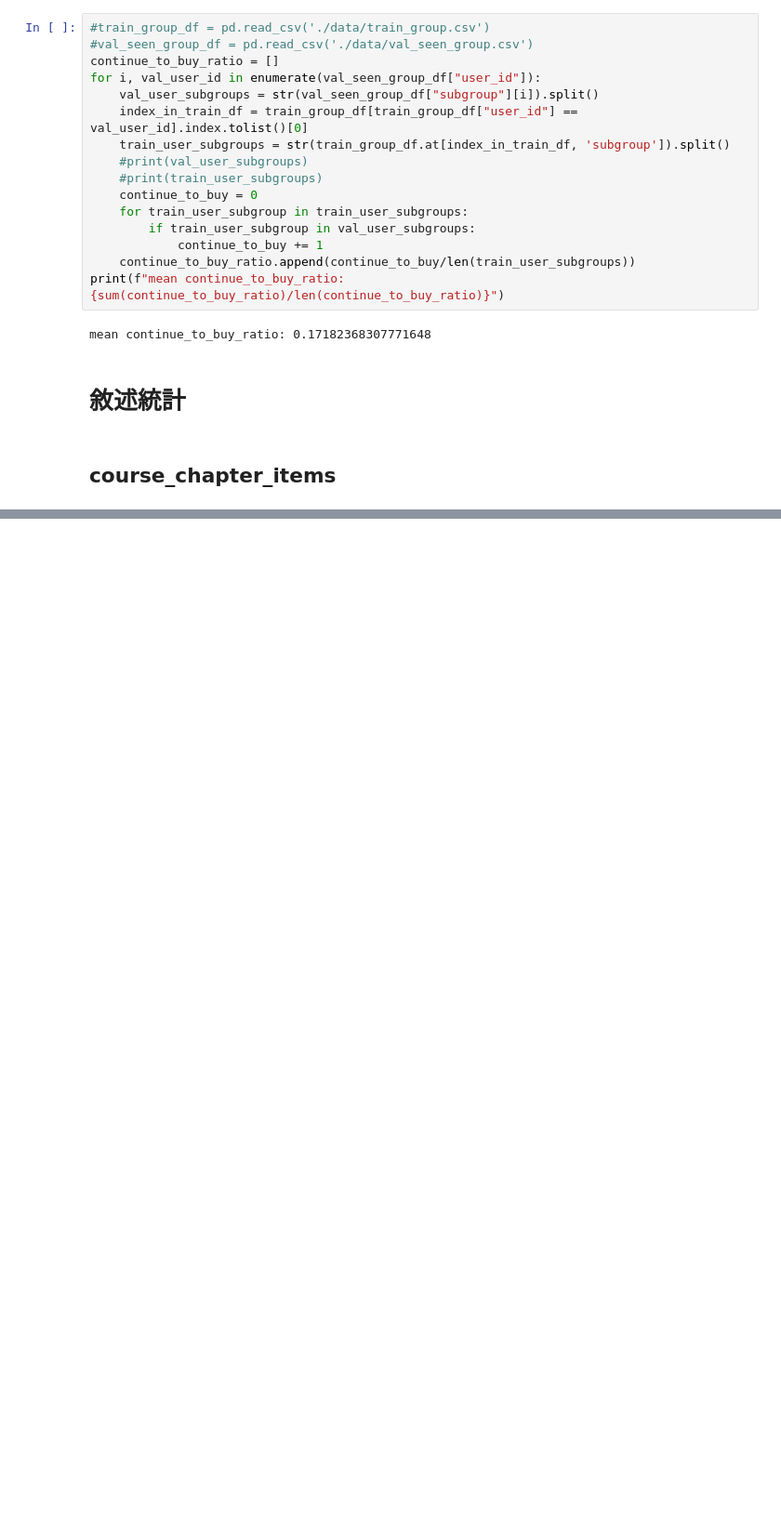
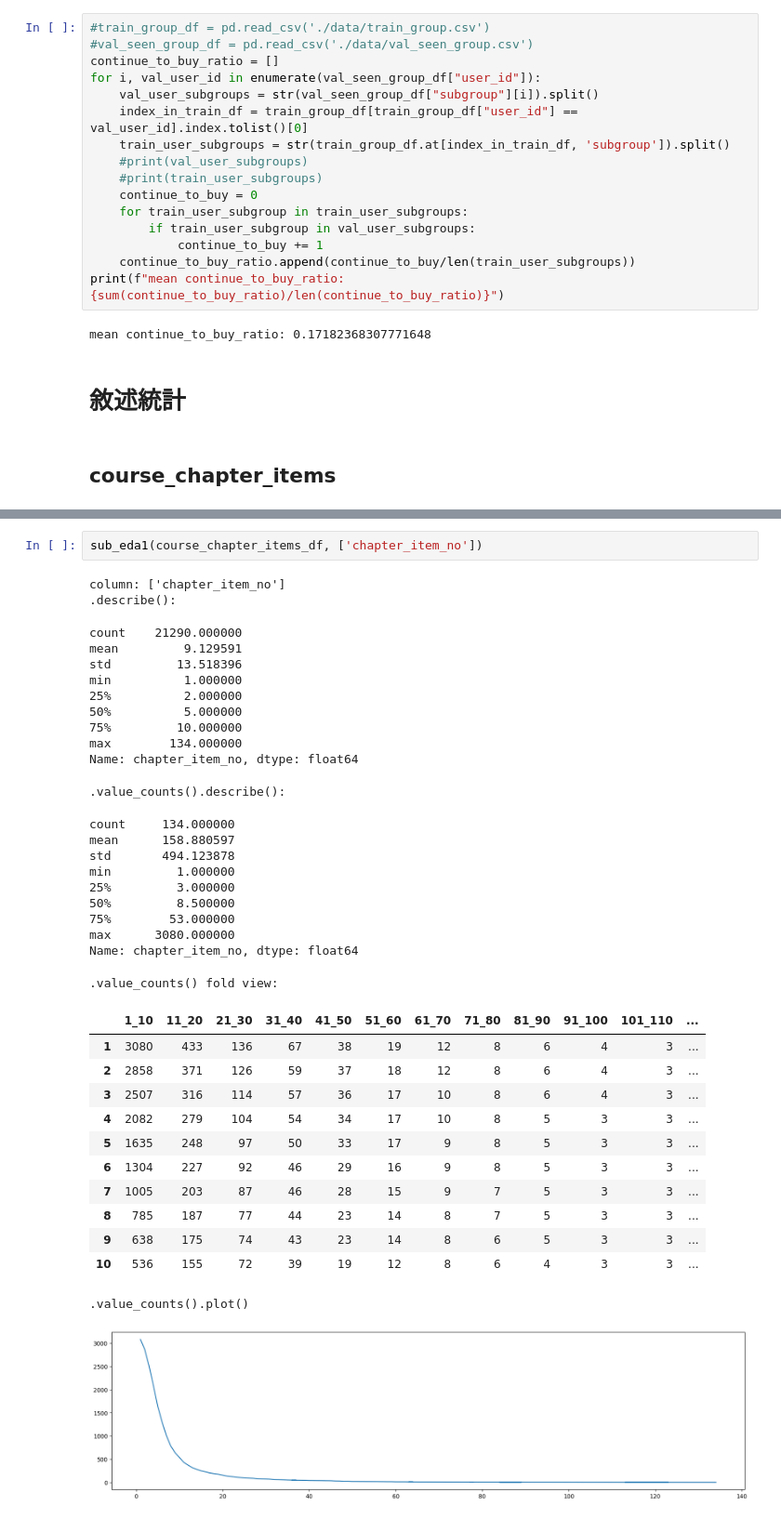
Before and after one commit to bonzo-ntu/2022ADL-FinalProject-4, a Jupyter notebook: EDA.ipynb, the cells around one changed output, grey strips where cells are left out. Shown at 93% size. Drawn from its saved outputs; the diff is of its cells as text; blank space fills up the shorter version.

```diff
--- a/EDA.ipynb
+++ b/EDA.ipynb
@@ -209,0 +336,38 @@ ax.tick_params(axis='x', rotation=45)
+# %%
+sub_eda1(course_chapter_items_df, ['chapter_item_no'])
+# %% [output]
+column: ['chapter_item_no']
+.describe():
+count    21290.000000
+mean         9.129591
+std         13.518396
+min          1.000000
+25%          2.000000
+50%          5.000000
+75%         10.000000
+max        134.000000
+Name: chapter_item_no, dtype: float64
+.value_counts().describe():
+count     134.000000
+mean      158.880597
+std       494.123878
+min         1.000000
+25%         3.000000
+50%         8.500000
+75%        53.000000
+max      3080.000000
+Name: chapter_item_no, dtype: float64
+.value_counts() fold view:
+|  | 1_10 | 11_20 | 21_30 | 31_40 | 41_50 | 51_60 | 61_70 | 71_80 | 81_90 | 91_100 | 101_110 | ... |
+| 1 | 3080 | 433 | 136 | 67 | 38 | 19 | 12 | 8 | 6 | 4 | 3 | ... |
+| 2 | 2858 | 371 | 126 | 59 | 37 | 18 | 12 | 8 | 6 | 4 | 3 | ... |
+| 3 | 2507 | 316 | 114 | 57 | 36 | 17 | 10 | 8 | 6 | 4 | 3 | ... |
+| 4 | 2082 | 279 | 104 | 54 | 34 | 17 | 10 | 8 | 5 | 3 | 3 | ... |
+| 5 | 1635 | 248 | 97 | 50 | 33 | 17 | 9 | 8 | 5 | 3 | 3 | ... |
+| 6 | 1304 | 227 | 92 | 46 | 29 | 16 | 9 | 8 | 5 | 3 | 3 | ... |
+| 7 | 1005 | 203 | 87 | 46 | 28 | 15 | 9 | 7 | 5 | 3 | 3 | ... |
+| 8 | 785 | 187 | 77 | 44 | 23 | 14 | 8 | 7 | 5 | 3 | 3 | ... |
+| 9 | 638 | 175 | 74 | 43 | 23 | 14 | 8 | 6 | 5 | 3 | 3 | ... |
+| 10 | 536 | 155 | 72 | 39 | 19 | 12 | 8 | 6 | 4 | 3 | 3 | ... |
+.value_counts().plot()
+[figure, added]
```
Also changed, not shown: parts of 15 cells of this notebook.
